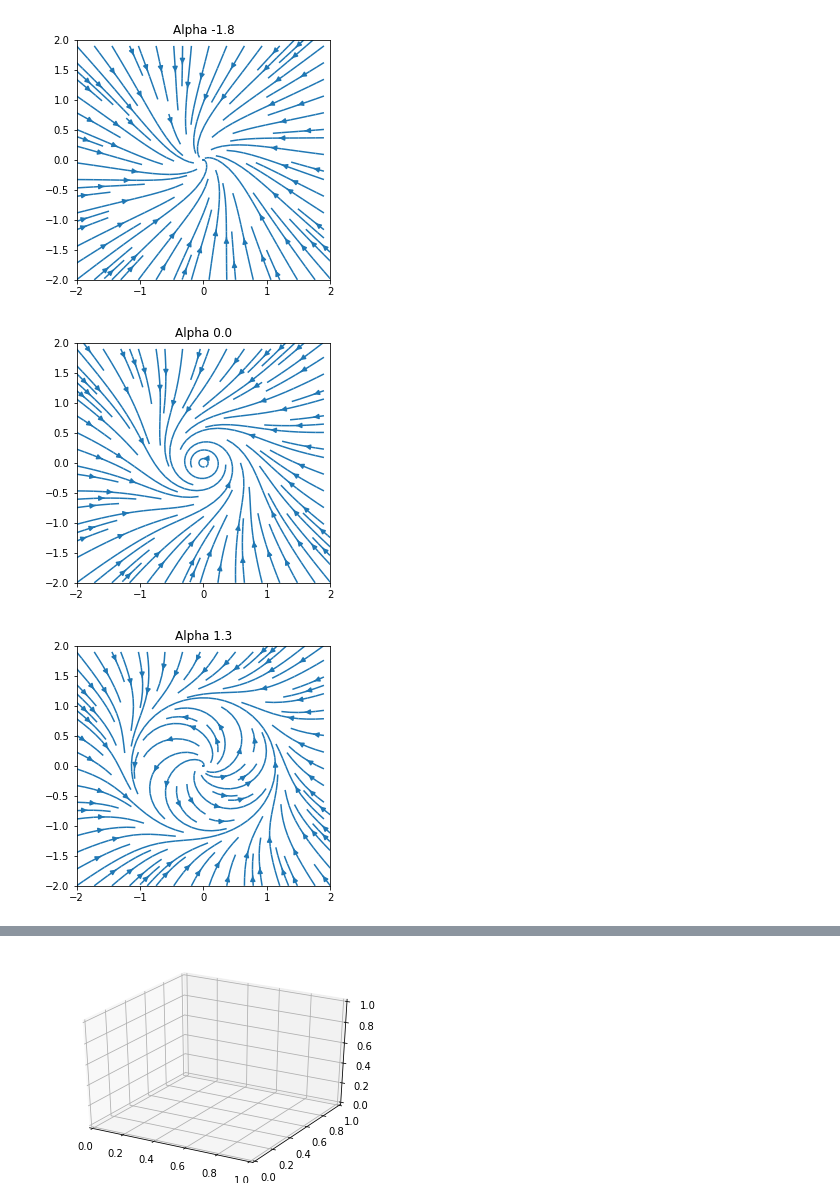
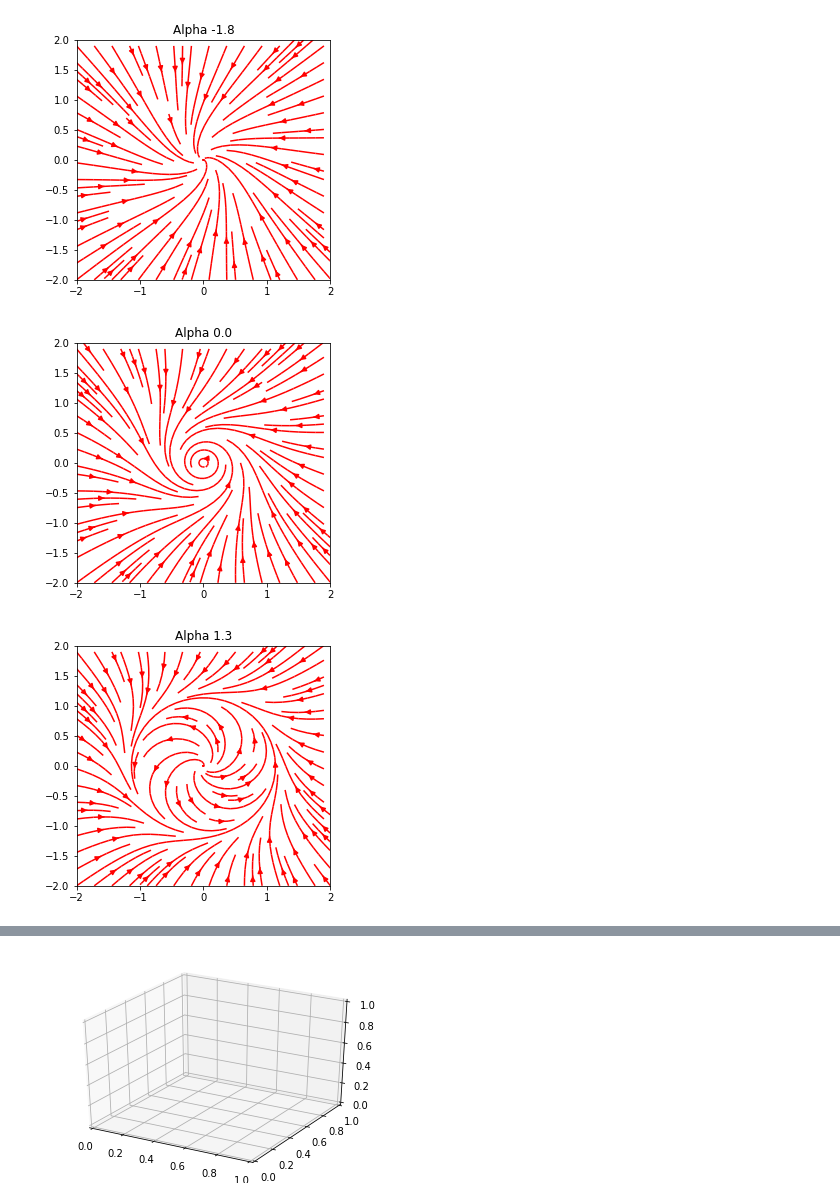
Before and after one commit to TUM-MLCMS/mlcms-3, a Jupyter notebook: Task 3.ipynb, the cells around one changed output, grey strips where cells are left out. Cells and saved outputs as stored; diff of their text form; code cells hidden in the pictures.

```diff
--- a/Task 3.ipynb
+++ b/Task 3.ipynb
@@ -10,22 +25,22 @@ from scipy.integrate import solve_ivp
 # %%
 w = 2
 x2, x1 = np.mgrid[-w:w:100j, -w:w:100j]
 
 for alpha in [-1.8, 0.0, 1.3]:
     U = alpha * x1 - x2 - x1*(np.square(x1) + np.square(x2))
     V = x1 + alpha * x2 - x2*(np.square(x1) + np.square(x2))
 
     fig = plt.figure(figsize=(10, 20))
     gs = gridspec.GridSpec(nrows=3, ncols=2, height_ratios=[1, 1, 2])
 
     #  Varying density along a streamline
     ax0 = fig.add_subplot(gs[0, 0])
-    ax0.streamplot(x1, x2, U, V)
+    ax0.streamplot(x1, x2, U, V, color='red')
     ax0.set_title(f"Alpha {alpha}")
 # %% [output]
-[figure, old version]
+[figure, new version]
-[figure, old version]
+[figure, new version]
-[figure, old version]
+[figure, new version]
 # %%
 alpha = 1
 
```
Also changed, not shown: parts of 5 cells of this notebook.
